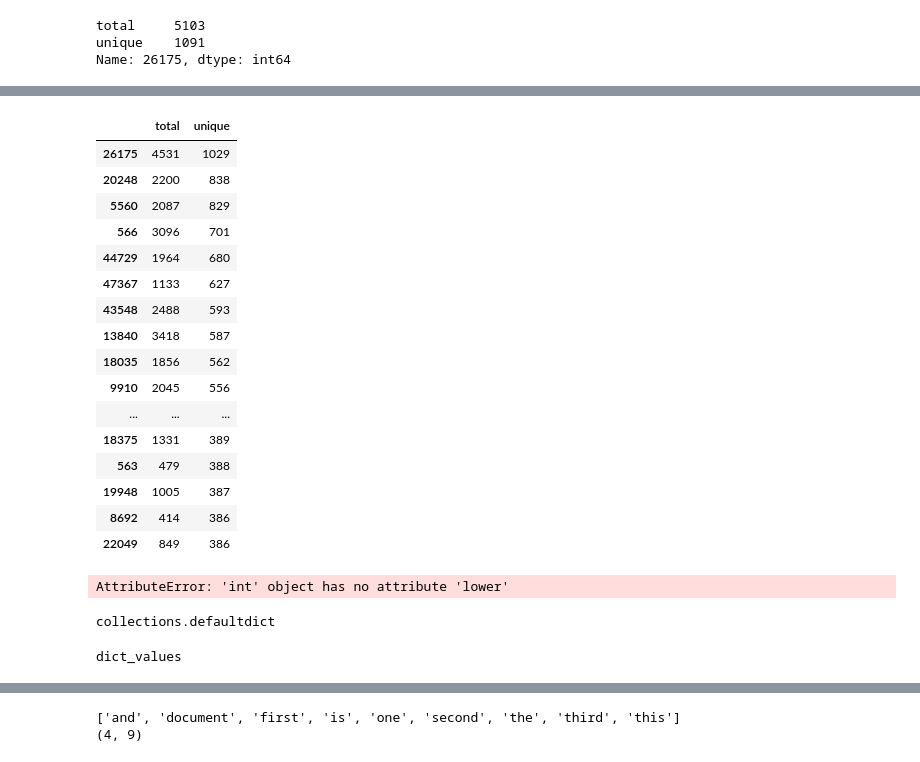
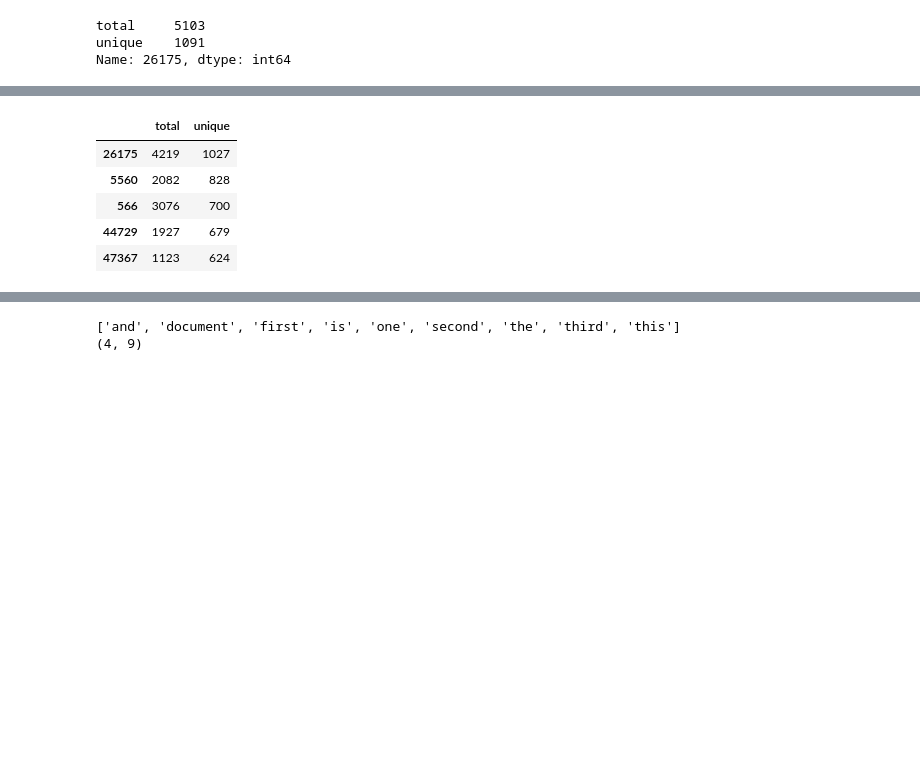
Before and after one commit to jeugregg/Stack-Overflow-tagger, a Jupyter notebook: 01_OC_IML_Project_5_explorations.ipynb, the cells around one changed output, grey strips where cells are left out. Saved outputs shown, nothing was run; the diff lists cells and outputs as text; code cells hidden in the pictures; blank space fills up the shorter version.

```diff
--- a/01_OC_IML_Project_5_explorations.ipynb
+++ b/01_OC_IML_Project_5_explorations.ipynb
@@ -115,0 +122,3 @@ display_missing(df_quest)
+# %%
+df_quest_cleaned = df_quest[df_quest["ParentId"].isna()]
+df_quest_cleaned = df_quest_cleaned[df_quest_cleaned["Body"].notna()]
@@ -115,0 +170,2 @@ display_missing(df_quest)
+# %%
+df_quest_cleaned = df_quest_cleaned[df_quest_cleaned.Title.notna()]
@@ -201,7 +250,7 @@ df_quest.head()
 
 #questions = defaultdict(set)
 
-questions = df_quest.filter(items=["Body"]).to_dict()
+questions = df_quest_cleaned.filter(items=["Body"]).to_dict()
 questions = questions["Body"]
 print('{} questions'.format(len(questions)))
 # %% [output]
@@ -506,34 +533,9 @@ sns.barplot(y=df_plot.index, order= df_plot.index,
 # %%
-df_plot
+df_plot.head()
 # %% [output]
 |  | total | unique |
-| 26175 | 4531 | 1029 |
-| 20248 | 2200 | 838 |
-| 5560 | 2087 | 829 |
-| 566 | 3096 | 701 |
-| 44729 | 1964 | 680 |
-| 47367 | 1133 | 627 |
-| 43548 | 2488 | 593 |
-| 13840 | 3418 | 587 |
-| 18035 | 1856 | 562 |
-| 9910 | 2045 | 556 |
-| ... | ... | ... |
-| 18375 | 1331 | 389 |
-| 563 | 479 | 388 |
-| 19948 | 1005 | 387 |
-| 8692 | 414 | 386 |
-| 22049 | 849 | 386 |
+| 26175 | 4219 | 1027 |
+| 5560 | 2082 | 828 |
+| 566 | 3076 | 700 |
+| 44729 | 1927 | 679 |
+| 47367 | 1123 | 624 |
-# %%
-#this can take some time
-tfidf = TfidfVectorizer()
-tfs = tfidf.fit_transform(corpora3)
-# %% [output]
-AttributeError: 'int' object has no attribute 'lower'
-# %%
-type(corpora3)
-# %% [output]
-collections.defaultdict
-# %%
-type(corpora3.values())
-# %% [output]
-dict_values
```
Also changed, not shown: parts of 56 cells of this notebook.
